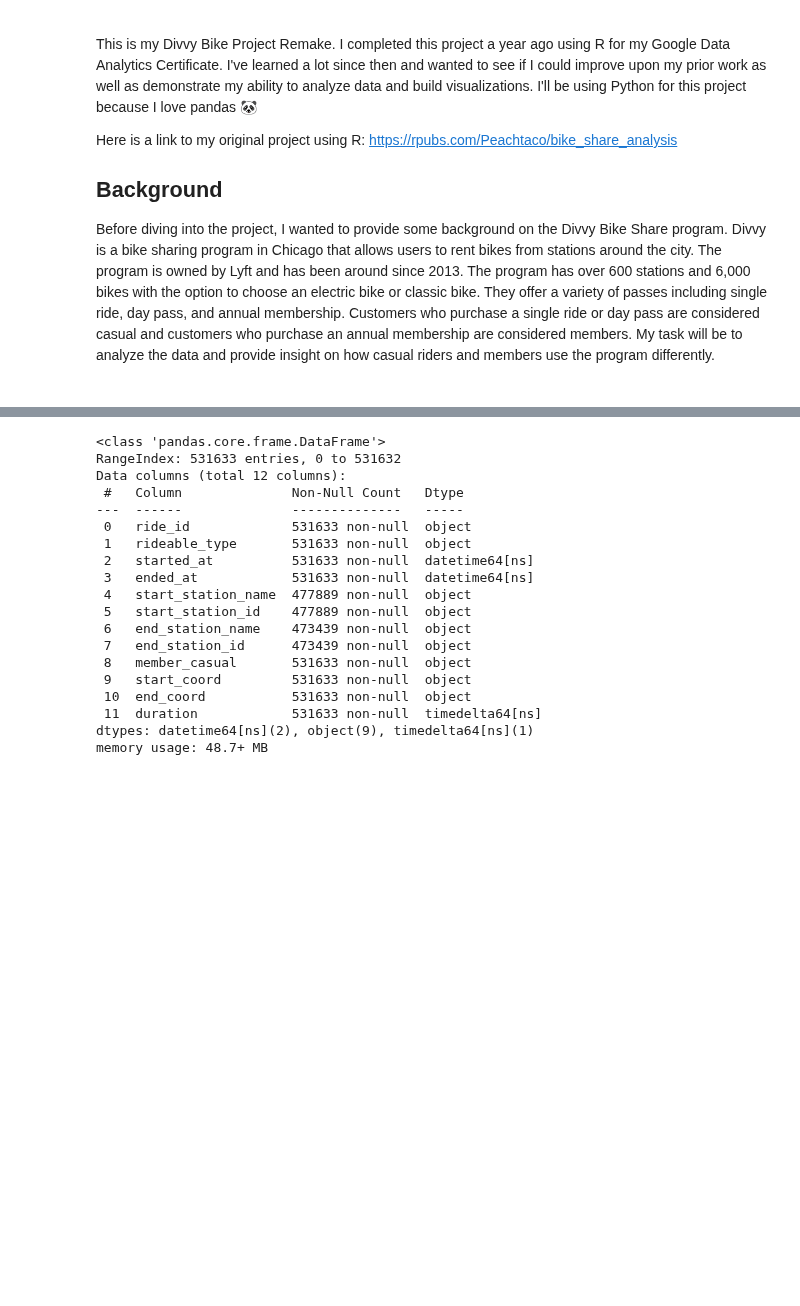
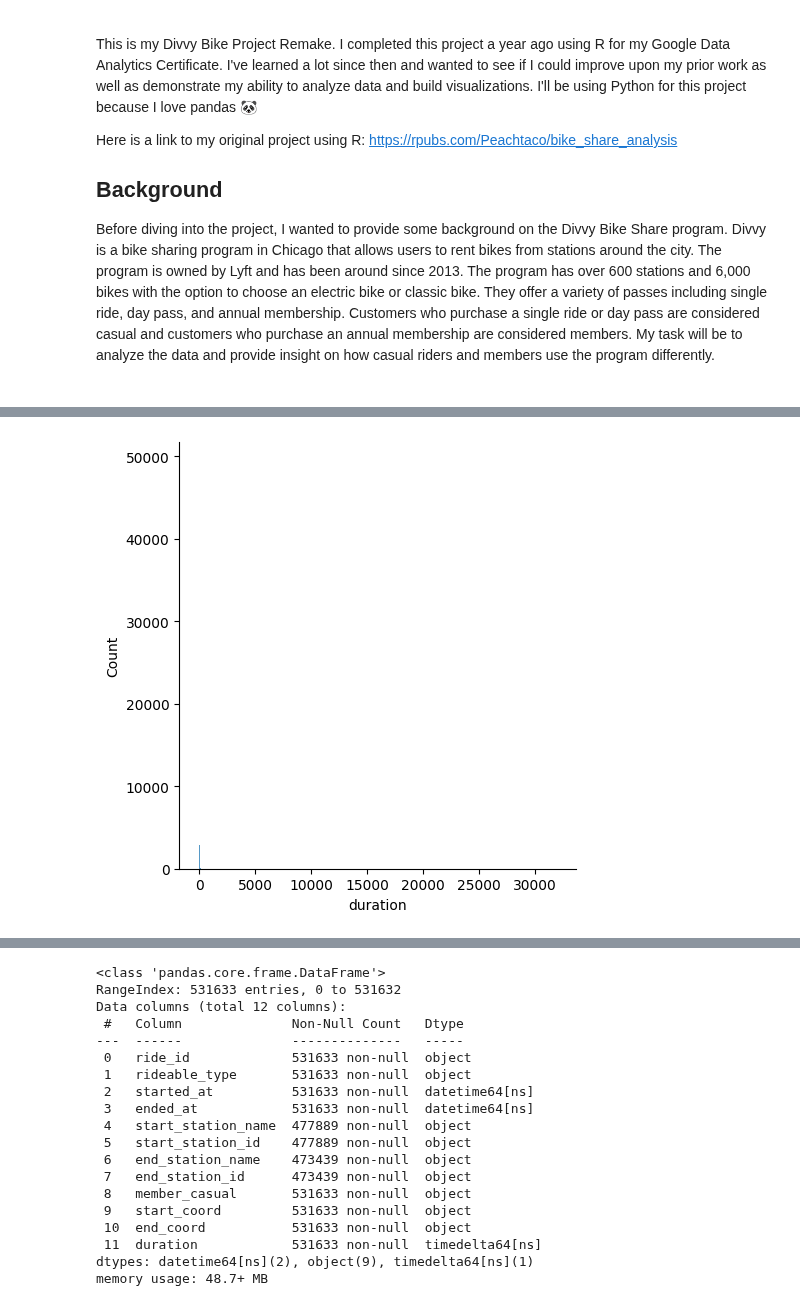
Before and after one commit to andyguo0228/bike_share_python, a Jupyter notebook: scratchbook.ipynb, the cells around one changed output, grey strips where cells are left out. Saved outputs shown, nothing was run; the diff lists cells and outputs as text; code cells hidden in the pictures; blank space fills up the shorter version.

```diff
--- a/scratchbook.ipynb
+++ b/scratchbook.ipynb
@@ -33,0 +54,15 @@ import glob as glob
+# %%
+# Change start and end time column to datetime type
+df['started_at'] = pd.to_datetime(df['started_at'])
+df['ended_at'] = pd.to_datetime(df['ended_at'])
+
+# Create new column for duration of ride in minutes
+df['duration'] = df['ended_at'] - df['started_at']
+df['duration'] = df['duration'].dt.total_seconds() / 60
+df['duration'] = df['duration'].round(2)
+
+# Change rideable_type and member_casual to category type
+df['rideable_type'] = df['rideable_type'].astype('category')
+df['member_casual'] = df['member_casual'].astype('category')
+
+df.info()
@@ -33,0 +113,3 @@ import glob as glob
+# %%
+df = df[df['duration'] > 0]
+df.info()
@@ -33,0 +146,5 @@ import glob as glob
+# %%
+sns.displot(df, x='duration')
+plt.show()
+# %% [output]
+[figure, added]
```
Also changed, not shown: parts of 25 cells of this notebook.
